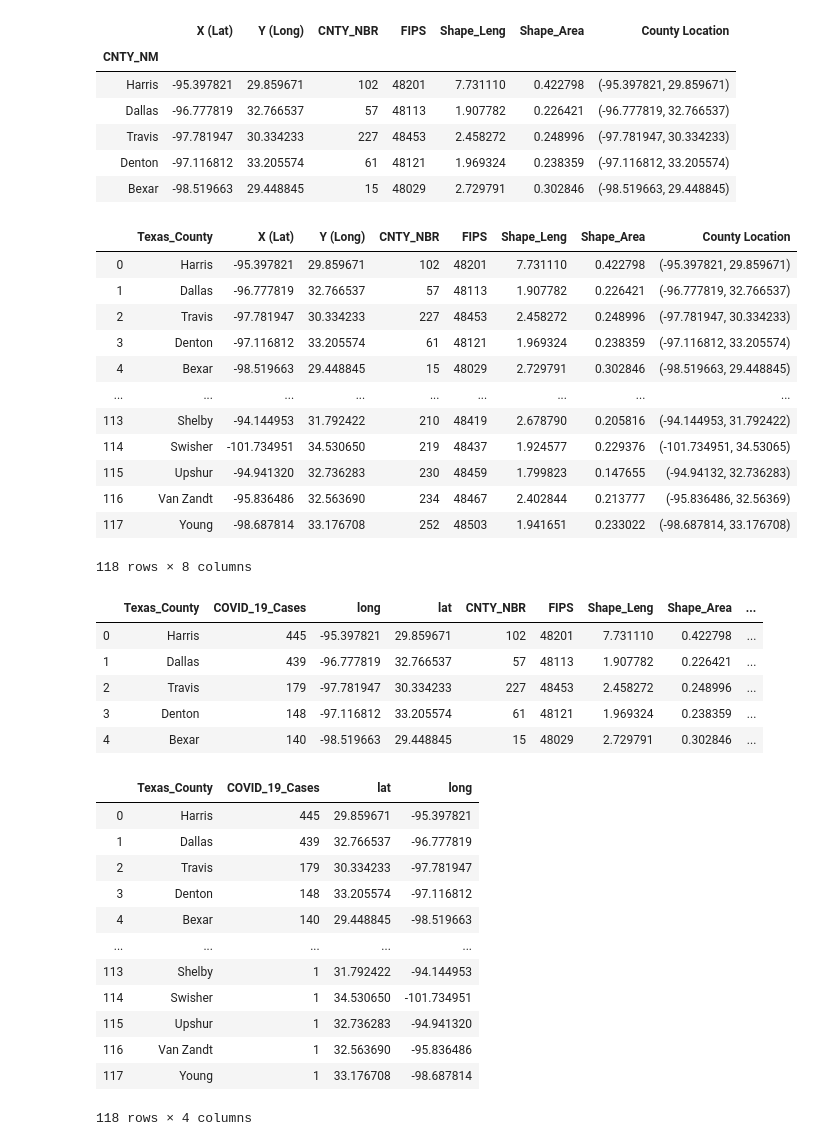
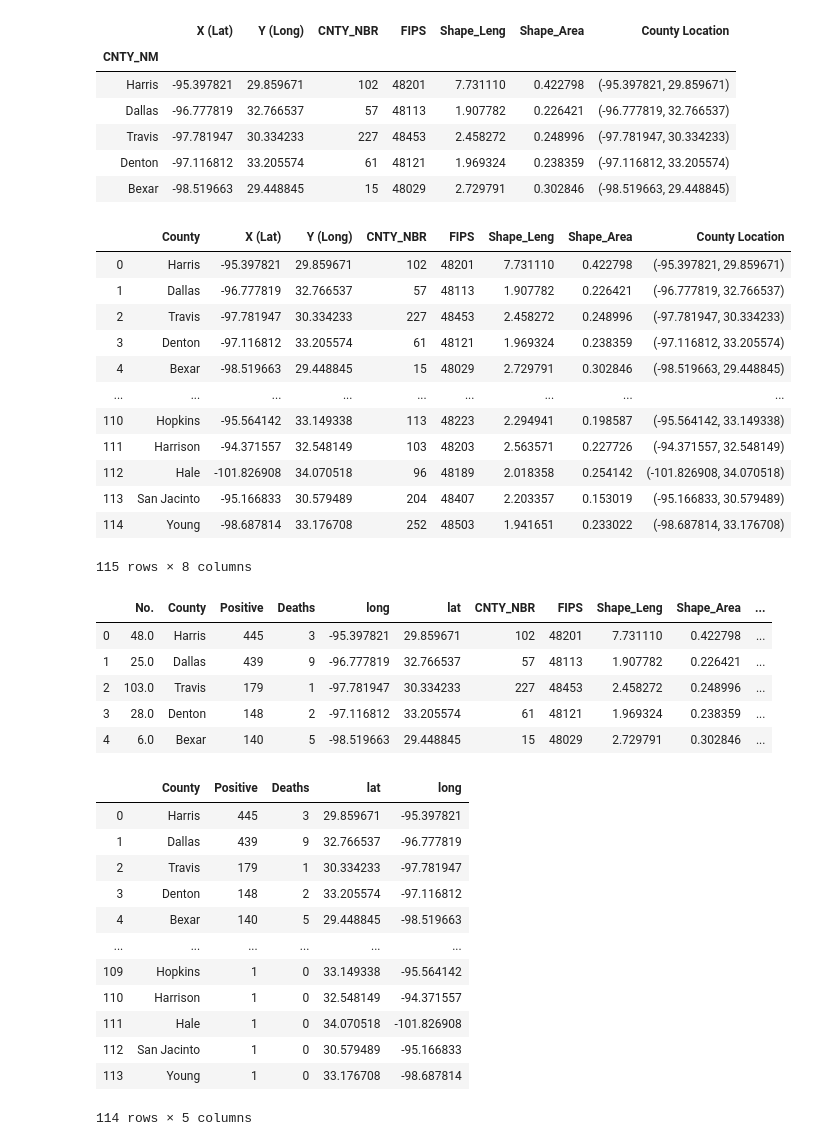
Before and after one commit to zdsteele/covidtexas, a Jupyter notebook: Covid-Texas.ipynb, the cells around one changed output. Drawn from its saved outputs; the diff is of its cells as text; code cells hidden in the pictures.

Commit message:
adding death stats

```diff
--- a/Covid-Texas.ipynb
+++ b/Covid-Texas.ipynb
@@ -103,0 +92,4 @@ df_stats.to_csv('static/csv/stats.csv', index=False)
+# %%
+df = pd.read_excel('CaseCountData.xlsx', header=1).dropna()
+df.sort_values(by=['Positive'], ascending=False, inplace=True)
+df
@@ -166,7 +172,7 @@ All_Tex_Counties_df.head()
 # %%
 All_Tex_Counties = All_Tex_Counties_df['CNTY_NM'].tolist()
 # %%
-df_counties = df['Texas_County'].tolist()
+df_counties = df['County'].tolist()
 # %%
 Counties_with_Cases = []
 
@@ -214,51 +220,51 @@ Geo_df.head()
 | Bexar | -98.519663 | 29.448845 | 15 | 48029 | 2.729791 | 0.302846 | (-98.519663, 29.448845) |
 # %%
 Geo_df = Geo_df.reset_index()
-Geo_df = Geo_df.rename(columns={"CNTY_NM": "Texas_County"})
+Geo_df = Geo_df.rename(columns={"CNTY_NM": "County"})
 Geo_df
 # %% [output]
-|  | Texas_County | X (Lat) | Y (Long) | CNTY_NBR | FIPS | Shape_Leng | Shape_Area | County Location |
+|  | County | X (Lat) | Y (Long) | CNTY_NBR | FIPS | Shape_Leng | Shape_Area | County Location |
 | 0 | Harris | -95.397821 | 29.859671 | 102 | 48201 | 7.731110 | 0.422798 | (-95.397821, 29.859671) |
 | 1 | Dallas | -96.777819 | 32.766537 | 57 | 48113 | 1.907782 | 0.226421 | (-96.777819, 32.766537) |
 | 2 | Travis | -97.781947 | 30.334233 | 227 | 48453 | 2.458272 | 0.248996 | (-97.781947, 30.334233) |
 | 3 | Denton | -97.116812 | 33.205574 | 61 | 48121 | 1.969324 | 0.238359 | (-97.116812, 33.205574) |
 | 4 | Bexar | -98.519663 | 29.448845 | 15 | 48029 | 2.729791 | 0.302846 | (-98.519663, 29.448845) |
 | ... | ... | ... | ... | ... | ... | ... | ... | ... |
-| 113 | Shelby | -94.144953 | 31.792422 | 210 | 48419 | 2.678790 | 0.205816 | (-94.144953, 31.792422) |
-| 114 | Swisher | -101.734951 | 34.530650 | 219 | 48437 | 1.924577 | 0.229376 | (-101.734951, 34.53065) |
-| 115 | Upshur | -94.941320 | 32.736283 | 230 | 48459 | 1.799823 | 0.147655 | (-94.94132, 32.736283) |
-| 116 | Van Zandt | -95.836486 | 32.563690 | 234 | 48467 | 2.402844 | 0.213777 | (-95.836486, 32.56369) |
-| 117 | Young | -98.687814 | 33.176708 | 252 | 48503 | 1.941651 | 0.233022 | (-98.687814, 33.176708) |
+| 110 | Hopkins | -95.564142 | 33.149338 | 113 | 48223 | 2.294941 | 0.198587 | (-95.564142, 33.149338) |
+| 111 | Harrison | -94.371557 | 32.548149 | 103 | 48203 | 2.563571 | 0.227726 | (-94.371557, 32.548149) |
+| 112 | Hale | -101.826908 | 34.070518 | 96 | 48189 | 2.018358 | 0.254142 | (-101.826908, 34.070518) |
+| 113 | San Jacinto | -95.166833 | 30.579489 | 204 | 48407 | 2.203357 | 0.153019 | (-95.166833, 30.579489) |
+| 114 | Young | -98.687814 | 33.176708 | 252 | 48503 | 1.941651 | 0.233022 | (-98.687814, 33.176708) |
-118 rows × 8 columns
+115 rows × 8 columns
 # %%
-result = pd.merge(df, Geo_df, on='Texas_County')
+result = pd.merge(df, Geo_df, on='County')
 result = result.rename(columns={'X (Lat)':'long', 'Y (Long)':'lat'})
 
 result.head()
 # %% [output]
-|  | Texas_County | COVID_19_Cases | long | lat | CNTY_NBR | FIPS | Shape_Leng | Shape_Area | ... |
-| 0 | Harris | 445 | -95.397821 | 29.859671 | 102 | 48201 | 7.731110 | 0.422798 | ... |
-| 1 | Dallas | 439 | -96.777819 | 32.766537 | 57 | 48113 | 1.907782 | 0.226421 | ... |
-| 2 | Travis | 179 | -97.781947 | 30.334233 | 227 | 48453 | 2.458272 | 0.248996 | ... |
-| 3 | Denton | 148 | -97.116812 | 33.205574 | 61 | 48121 | 1.969324 | 0.238359 | ... |
-| 4 | Bexar | 140 | -98.519663 | 29.448845 | 15 | 48029 | 2.729791 | 0.302846 | ... |
+|  | No. | County | Positive | Deaths | long | lat | CNTY_NBR | FIPS | Shape_Leng | Shape_Area | ... |
+| 0 | 48.0 | Harris | 445 | 3 | -95.397821 | 29.859671 | 102 | 48201 | 7.731110 | 0.422798 | ... |
+| 1 | 25.0 | Dallas | 439 | 9 | -96.777819 | 32.766537 | 57 | 48113 | 1.907782 | 0.226421 | ... |
+| 2 | 103.0 | Travis | 179 | 1 | -97.781947 | 30.334233 | 227 | 48453 | 2.458272 | 0.248996 | ... |
+| 3 | 28.0 | Denton | 148 | 2 | -97.116812 | 33.205574 | 61 | 48121 | 1.969324 | 0.238359 | ... |
+| 4 | 6.0 | Bexar | 140 | 5 | -98.519663 | 29.448845 | 15 | 48029 | 2.729791 | 0.302846 | ... |
 # %%
-result = result[['Texas_County', 'COVID_19_Cases', 'lat', 'long']]
+result = result[['County', 'Positive', 'Deaths', 'lat', 'long']]
 result
 # %% [output]
-|  | Texas_County | COVID_19_Cases | lat | long |
-| 0 | Harris | 445 | 29.859671 | -95.397821 |
-| 1 | Dallas | 439 | 32.766537 | -96.777819 |
-| 2 | Travis | 179 | 30.334233 | -97.781947 |
-| 3 | Denton | 148 | 33.205574 | -97.116812 |
-| 4 | Bexar | 140 | 29.448845 | -98.519663 |
-| ... | ... | ... | ... | ... |
-| 113 | Shelby | 1 | 31.792422 | -94.144953 |
-| 114 | Swisher | 1 | 34.530650 | -101.734951 |
-| 115 | Upshur | 1 | 32.736283 | -94.941320 |
-| 116 | Van Zandt | 1 | 32.563690 | -95.836486 |
-| 117 | Young | 1 | 33.176708 | -98.687814 |
+|  | County | Positive | Deaths | lat | long |
+| 0 | Harris | 445 | 3 | 29.859671 | -95.397821 |
+| 1 | Dallas | 439 | 9 | 32.766537 | -96.777819 |
+| 2 | Travis | 179 | 1 | 30.334233 | -97.781947 |
+| 3 | Denton | 148 | 2 | 33.205574 | -97.116812 |
+| 4 | Bexar | 140 | 5 | 29.448845 | -98.519663 |
+| ... | ... | ... | ... | ... | ... |
+| 109 | Hopkins | 1 | 0 | 33.149338 | -95.564142 |
+| 110 | Harrison | 1 | 0 | 32.548149 | -94.371557 |
+| 111 | Hale | 1 | 0 | 34.070518 | -101.826908 |
+| 112 | San Jacinto | 1 | 0 | 30.579489 | -95.166833 |
+| 113 | Young | 1 | 0 | 33.176708 | -98.687814 |
-118 rows × 4 columns
+114 rows × 5 columns
 # %%
 def df_to_geojson(df, properties, lat='lat', lon='long'):
     prefix = 'var' + ' data' + ' = '
```
Also changed, not shown: parts of 20 cells of this notebook, 5 other files.
